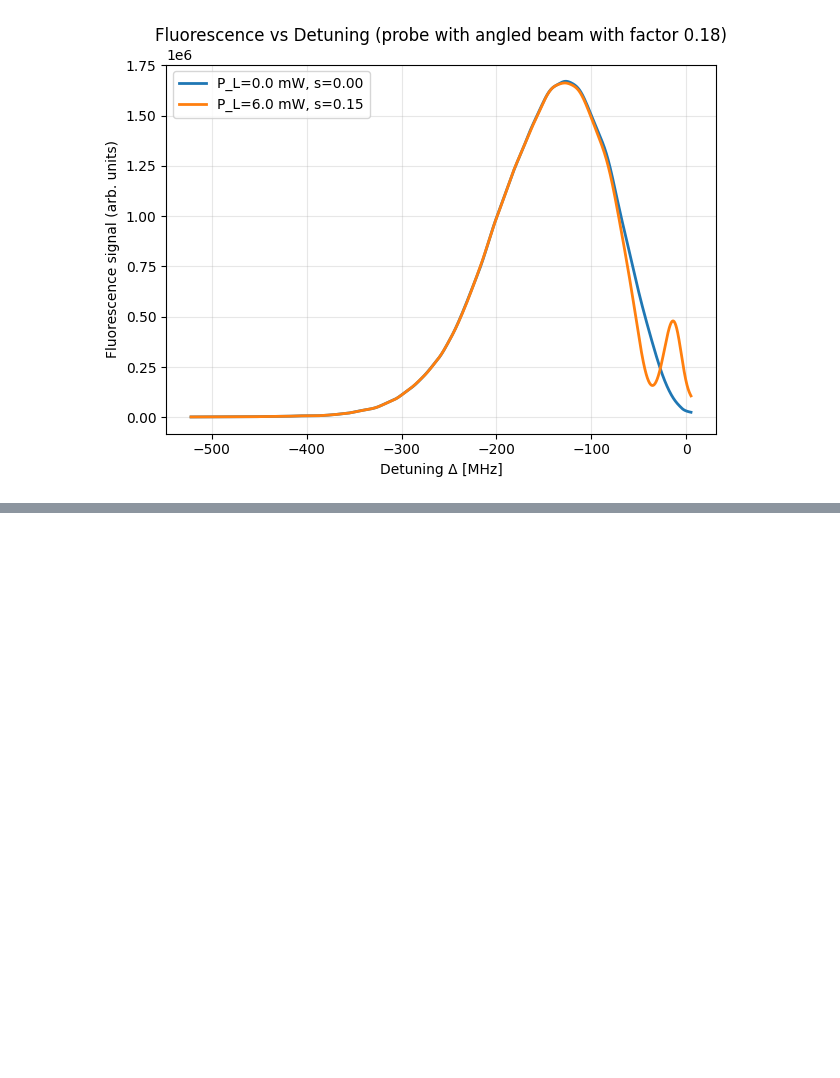
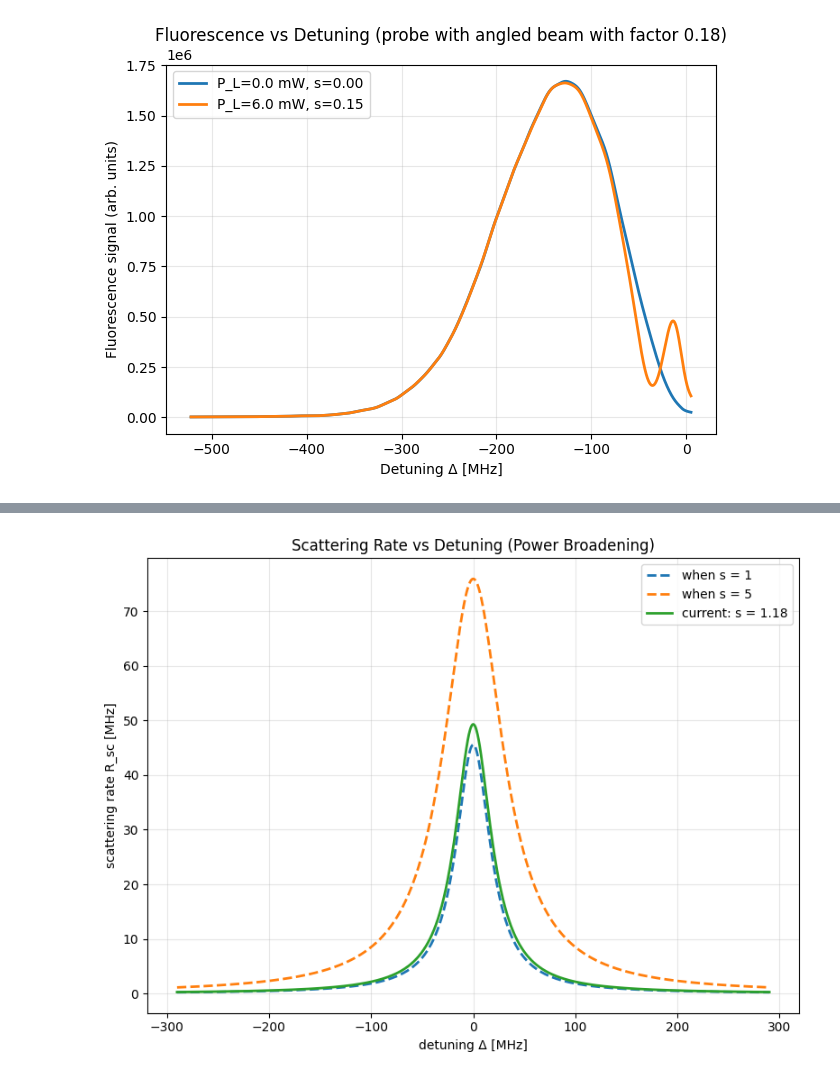
Before and after one commit to arw131072/zeeman-slower-test, a Jupyter notebook: power-broadening.ipynb, the cells around one changed output, grey strips where cells are left out. Saved outputs shown, nothing was run; the diff lists cells and outputs as text; code cells hidden in the pictures; blank space fills up the shorter version.

```diff
--- a/power-broadening.ipynb
+++ b/power-broadening.ipynb
@@ -1325,0 +1383,9 @@ plt.show()
+# %%
+Gamma_399 = 2 * np.pi * 29e6  # [rad/s]
+k_399 = 2 * np.pi / 399e-9
+I_sat_399 = 60 # mW/m^2
+P_399 = 40 # mW
+w_399 = 0.6 # cm
+I_399 = 2 * P_399 / (np.pi * (w_399)**2) # mW/cm^2
+s_399 = I_399 / I_sat_399
+print(f"399nm transition saturation parameter: s = {s_399:.2f}")
@@ -1325,0 +1403,23 @@ plt.show()
+# %%
+delta_range = np.linspace(-10 * Gamma_399, 10 * Gamma_399, 3000)
+
+def R_sc(delta, s):
+    return (Gamma_399/2) * (s / (1 + s + (2*delta/Gamma_399)**2))
+
+R_sc1 = R_sc(delta_range, 1)
+R_sc5 = R_sc(delta_range, 5)
+R_sc10 = R_sc(delta_range, s_399)
+
+plt.figure(figsize=(8,6))
+plt.plot(delta_range/(2*np.pi*1e6), R_sc1/1e6, linestyle='--', linewidth=2, label='when s = 1')
+plt.plot(delta_range/(2*np.pi*1e6), R_sc5/1e6, linestyle='--', linewidth=2, label='when s = 5')
+plt.plot(delta_range/(2*np.pi*1e6), R_sc10/1e6, linewidth=2, label=f'current: s = {s_399:.2f}')
+plt.xlabel("detuning Δ [MHz]")
+plt.ylabel("scattering rate R_sc [MHz]")
+plt.title("Scattering Rate vs Detuning (Power Broadening)")
+plt.grid(True, alpha=0.3)
+plt.legend()
+plt.tight_layout()
+plt.show()
+# %% [output]
+[figure, added]
```
Also changed, not shown: parts of 7 cells of this notebook.
